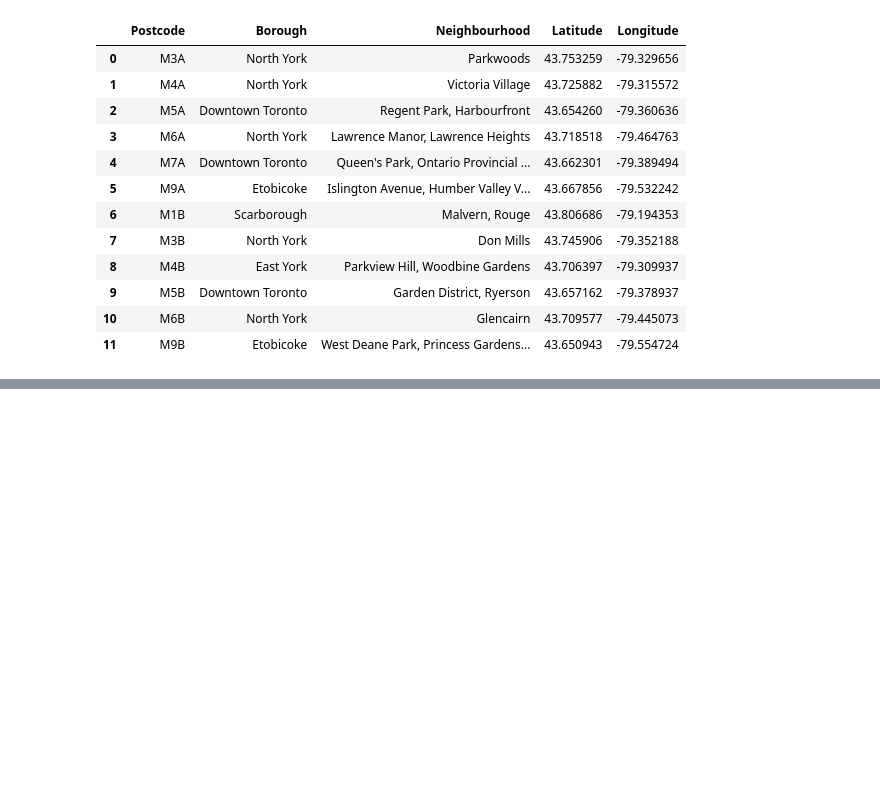
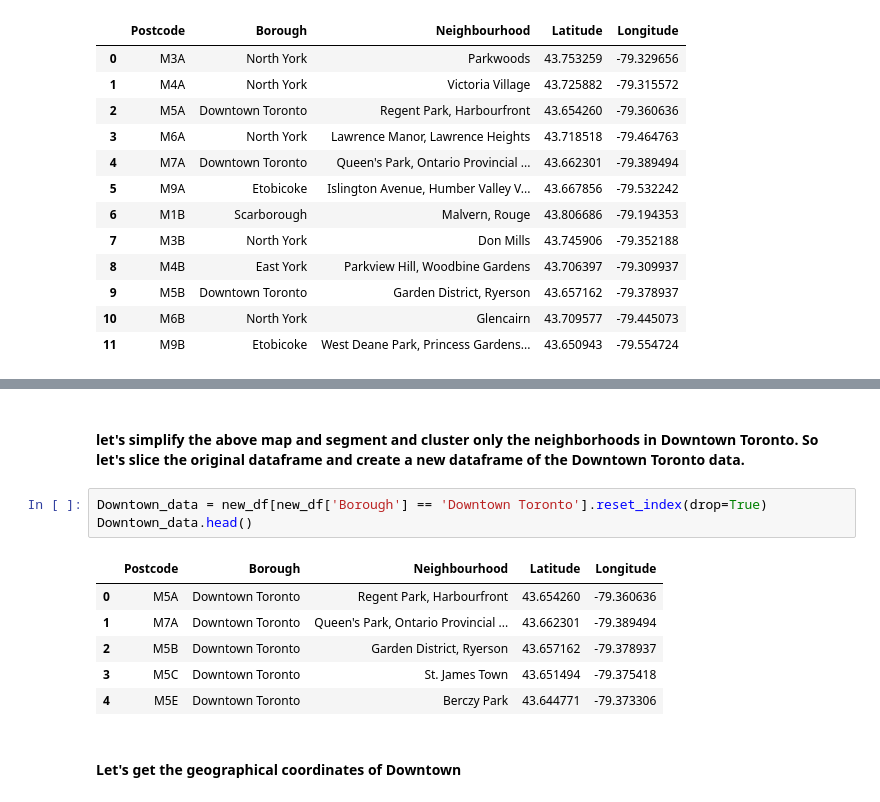
Before and after one commit to ChiaraF12/Coursera_Capstone, a Jupyter notebook: Week 3 Peer-graded Assignment.ipynb, the cells around one changed output, grey strips where cells are left out. Cells and saved outputs as stored; diff of their text form; blank space fills up the shorter version.

```diff
--- a/Week 3 Peer-graded Assignment.ipynb
+++ b/Week 3 Peer-graded Assignment.ipynb
@@ -103,0 +190,14 @@ new_df.head(12)
+# %% [markdown]
+#### let's simplify the above map and segment and cluster only the neighborhoods in Downtown Toronto. So let's slice the original dataframe and create a new dataframe of the Downtown Toronto data.
+# %%
+Downtown_data = new_df[new_df['Borough'] == 'Downtown Toronto'].reset_index(drop=True)
+Downtown_data.head()
+# %% [output]
+|  | Postcode | Borough | Neighbourhood | Latitude | Longitude |
+| 0 | M5A | Downtown Toronto | Regent Park, Harbourfront | 43.654260 | -79.360636 |
+| 1 | M7A | Downtown Toronto | Queen's Park, Ontario Provincial ... | 43.662301 | -79.389494 |
+| 2 | M5B | Downtown Toronto | Garden District, Ryerson | 43.657162 | -79.378937 |
+| 3 | M5C | Downtown Toronto | St. James Town | 43.651494 | -79.375418 |
+| 4 | M5E | Downtown Toronto | Berczy Park | 43.644771 | -79.373306 |
+# %% [markdown]
+#### Let's get the geographical coordinates of Downtown
```
Also changed, not shown: parts of 10 cells of this notebook.
